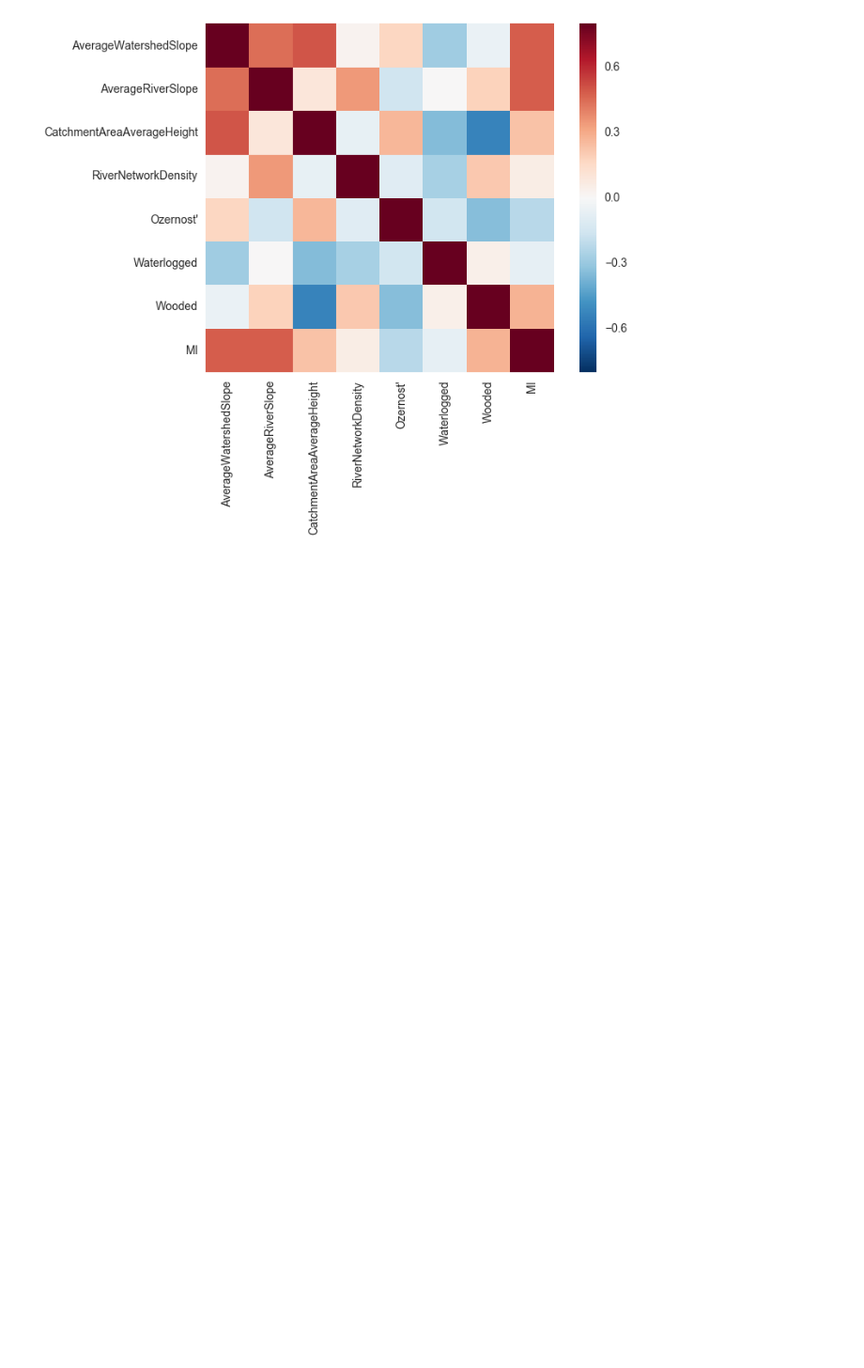
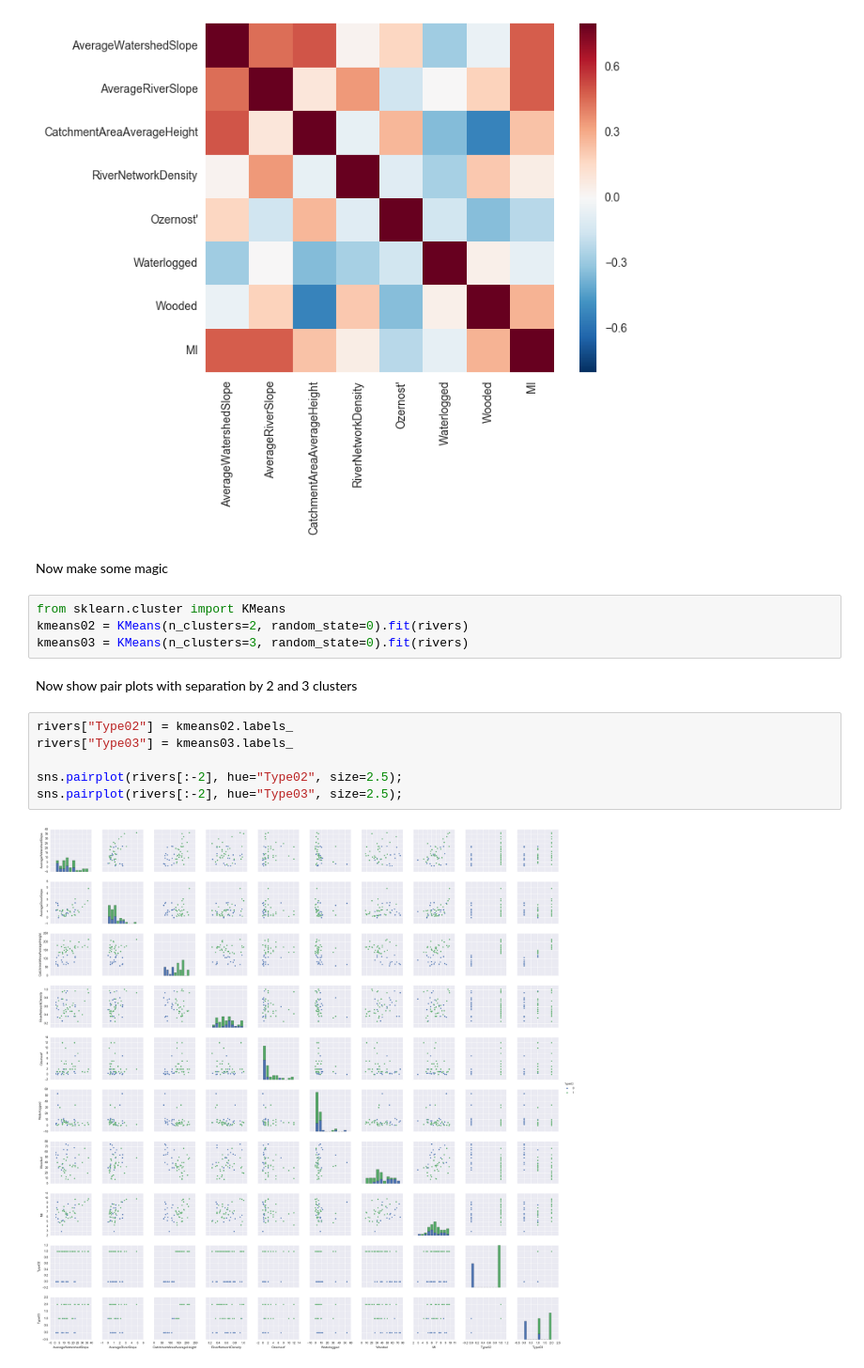
Before and after one commit to segeila/River-CLustering, a Jupyter notebook: RiverClustering.ipynb, the cells around one changed output. Shown at 94% size. Saved outputs shown, nothing was run; the diff lists cells and outputs as text; blank space fills up the shorter version.

Commit message:
First iteration of KMeans

```diff
--- a/RiverClustering.ipynb
+++ b/RiverClustering.ipynb
@@ -44,3 +44,19 @@ sns.heatmap(corrmat, vmax=.8, square=True)
 # %% [output]
 <matplotlib.axes._subplots.AxesSubplot at 0x...>
 [figure]
+# %% [markdown]
+Now make some magic
+# %%
+from sklearn.cluster import KMeans
+kmeans02 = KMeans(n_clusters=2, random_state=0).fit(rivers)
+kmeans03 = KMeans(n_clusters=3, random_state=0).fit(rivers)
+# %% [markdown]
+Now show pair plots with separation by 2 and 3 clusters
+# %%
+rivers["Type02"] = kmeans02.labels_
+rivers["Type03"] = kmeans03.labels_
+
+sns.pairplot(rivers[:-2], hue="Type02", size=2.5);
+sns.pairplot(rivers[:-2], hue="Type03", size=2.5);
+# %% [output]
+[figure, added]
```
Also changed, not shown: parts of 1 cell of this notebook.
